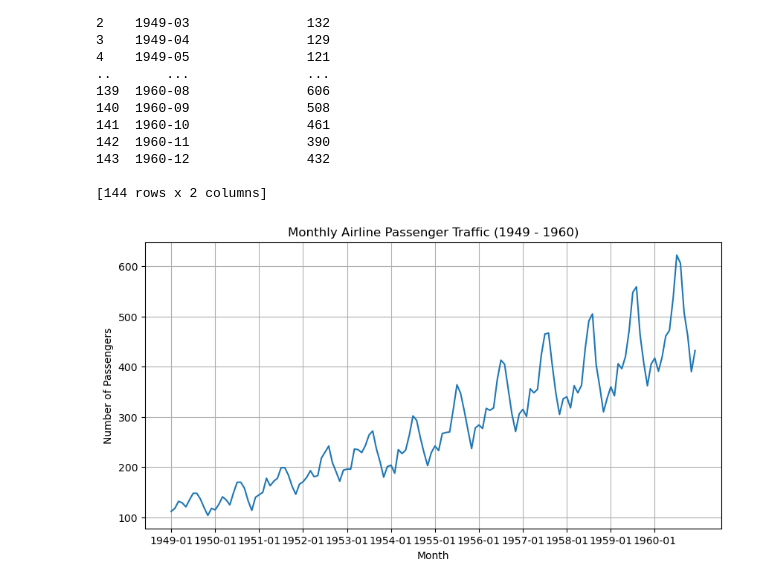
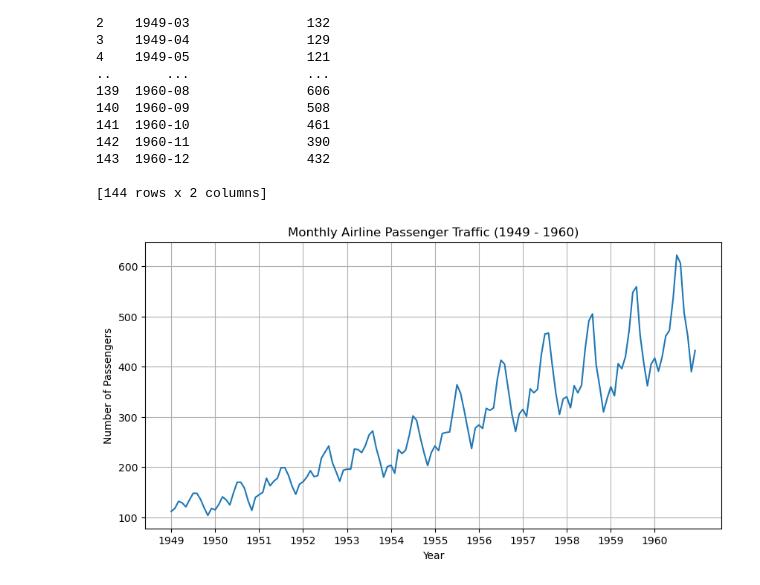
Before and after one commit to lyvin05/EE344-Time-Forecasting-Project, a Jupyter notebook: Notebooks/time_forecast.ipynb, the cells around one changed output. Cells and saved outputs as stored; diff of their text form; code cells hidden in the pictures.

```diff
--- a/Notebooks/time_forecast.ipynb
+++ b/Notebooks/time_forecast.ipynb
@@ -24,14 +24,14 @@ print(passenger_data)
 # %%
 # Plot all the data to show the behavior over time
 plt.figure(figsize=(10, 5))
 
 plt.plot(passenger_data["month"], passenger_data["total_passengers"])
-plt.xticks(range(0, 144, 12))
+plt.xticks(range(0, 144, 12), range(1949, 1961))
 
-plt.xlabel("Month")
+plt.xlabel("Year")
 plt.ylabel("Number of Passengers")
 plt.title("Monthly Airline Passenger Traffic (1949 - 1960)")
 plt.grid(True)
 plt.show()
 # %% [output]
-[figure, old version]
+[figure, new version]
```
Also changed, not shown: parts of 5 cells of this notebook.
